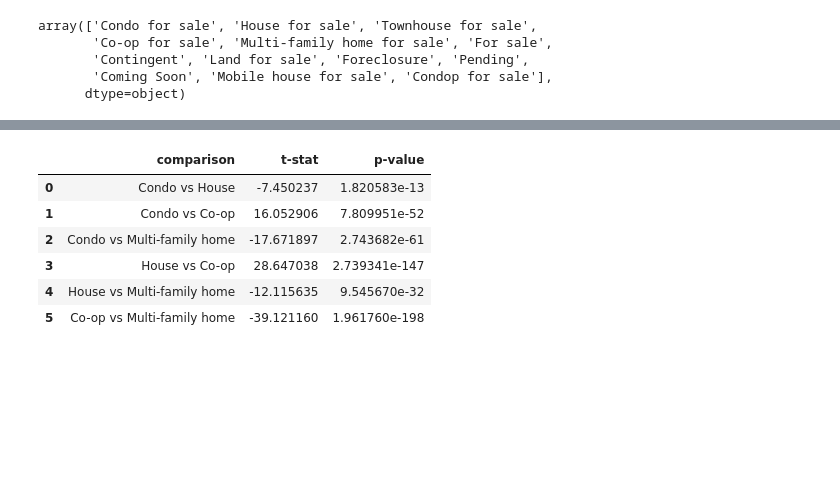
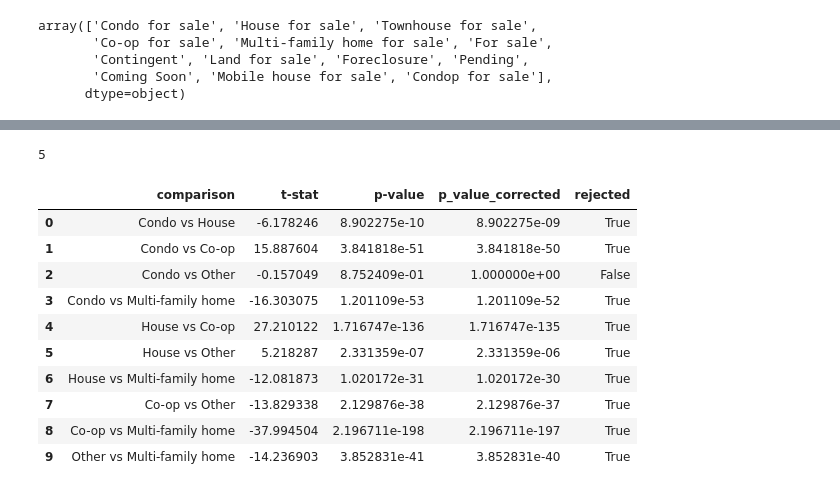
Before and after one commit to Trevor5008/CAP2757_FinalProject, a Jupyter notebook: Final_Project.ipynb, the cells around one changed output, grey strips where cells are left out. Cells and saved outputs as stored; diff of their text form; code cells hidden in the pictures; blank space fills up the shorter version.

Commit message:
Kept all classes from "TYPE" column and grouped the ones with low sample size as 'Others" ,  added bonferroni correction to the t test, as well as residual plots for the models

```diff
--- a/Final_Project.ipynb
+++ b/Final_Project.ipynb
@@ -86,7 +93,7 @@ Mobile house            1
 Name: count, dtype: int64
 # %%
 keep_types = ['Co-op' , 'House' , 'Condo' , 'Multi-family home']
-df = df[df.TYPE.isin(keep_types)]
+df.loc[~(df.TYPE.isin(keep_types)) , 'TYPE'] = 'Other'
 
 df.describe()
 # %% [output]
@@ -135,0 +120,4 @@ plt.show()
+# %%
+len(df.TYPE.unique())
+# %% [output]
+5
@@ -141,34 +145,40 @@ fig = px.box(data_frame=df , x = 'TYPE' , y = 'PRICE' , color = 'TYPE')
 
 fig.show()
 # %%
-
-from scipy.stats import ttest_ind
-import itertools
-
 house_types = df["TYPE"].unique()
 
 res = []
 
 # Compare all pairs of house types
 for a, b in itertools.combinations(house_types, 2):
     prices_a = df[df["TYPE"] == a]["PRICE"]
     prices_b = df[df["TYPE"] == b]["PRICE"]
     t_stat, p_val = ttest_ind(prices_a, prices_b, equal_var=False)  # Welch’s t-test
     temp = {
         "comparison": f"{a} vs {b}",
         "t-stat": t_stat,
         "p-value": p_val
     }
     res.append(temp)
 
 res = pd.DataFrame(res)
 
+
+rejected, pvals_corrected, _, _ = multipletests(res['p-value'], alpha=0.05, method='bonferroni')
+
+res['p_value_corrected'] = pvals_corrected
+res['rejected'] = rejected
+
 res
 # %% [output]
-|  | comparison | t-stat | p-value |
-| 0 | Condo vs House | -7.450237 | 1.820583e-13 |
-| 1 | Condo vs Co-op | 16.052906 | 7.809951e-52 |
-| 2 | Condo vs Multi-family home | -17.671897 | 2.743682e-61 |
-| 3 | House vs Co-op | 28.647038 | 2.739341e-147 |
-| 4 | House vs Multi-family home | -12.115635 | 9.545670e-32 |
-| 5 | Co-op vs Multi-family home | -39.121160 | 1.961760e-198 |
+|  | comparison | t-stat | p-value | p_value_corrected | rejected |
+| 0 | Condo vs House | -6.178246 | 8.902275e-10 | 8.902275e-09 | True |
+| 1 | Condo vs Co-op | 15.887604 | 3.841818e-51 | 3.841818e-50 | True |
+| 2 | Condo vs Other | -0.157049 | 8.752409e-01 | 1.000000e+00 | False |
+| 3 | Condo vs Multi-family home | -16.303075 | 1.201109e-53 | 1.201109e-52 | True |
+| 4 | House vs Co-op | 27.210122 | 1.716747e-136 | 1.716747e-135 | True |
+| 5 | House vs Other | 5.218287 | 2.331359e-07 | 2.331359e-06 | True |
+| 6 | House vs Multi-family home | -12.081873 | 1.020172e-31 | 1.020172e-30 | True |
+| 7 | Co-op vs Other | -13.829338 | 2.129876e-38 | 2.129876e-37 | True |
+| 8 | Co-op vs Multi-family home | -37.994504 | 2.196711e-198 | 2.196711e-197 | True |
+| 9 | Other vs Multi-family home | -14.236903 | 3.852831e-41 | 3.852831e-40 | True |
```
Also changed, not shown: parts of 13 cells of this notebook.
